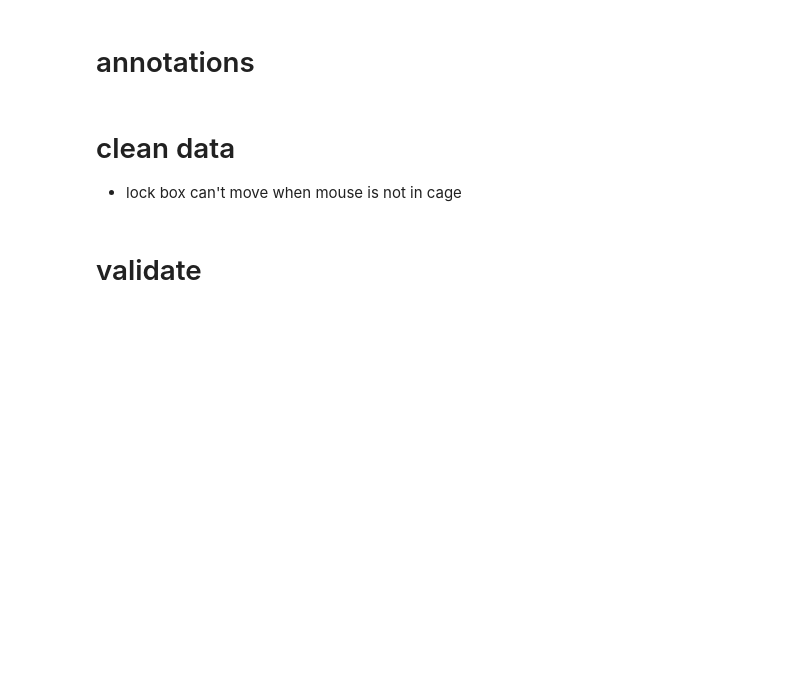
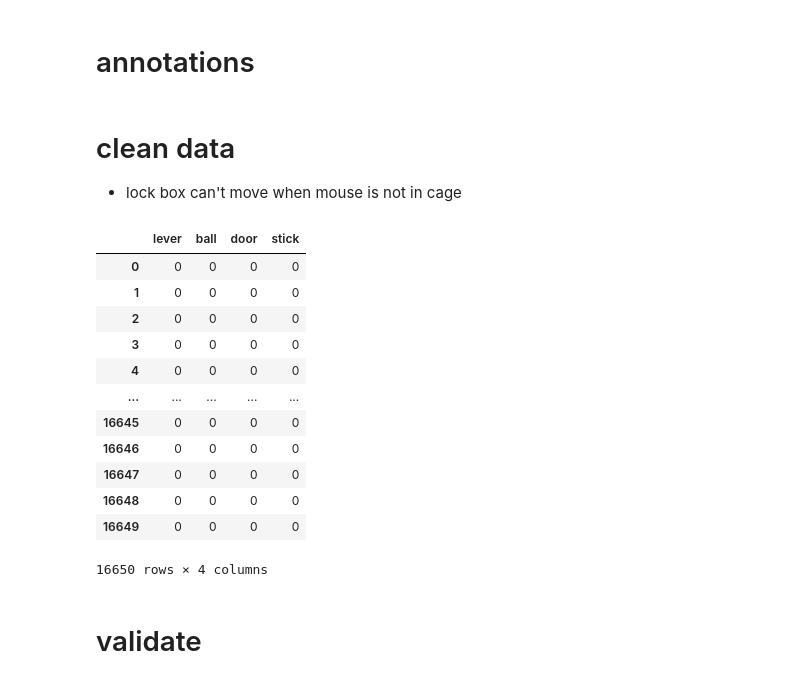
Before and after one commit to BoxedInKehrer/Moused, a Jupyter notebook: pipe.ipynb, the cells around one changed output. Drawn from its saved outputs; the diff is of its cells as text; code cells hidden in the pictures; blank space fills up the shorter version.

```diff
--- a/pipe.ipynb
+++ b/pipe.ipynb
@@ -1208,3 +1196,45 @@ annotator_lever_df.loc[annotator_lever_df.index.isin(mouse_lks[mouse_lks < 0.2].
 annotator_ball_df.loc[annotator_ball_df.index.isin(mouse_lks[mouse_lks < 0.2].index), 'd_ball'] = 0
 annotator_door_df.loc[annotator_door_df.index.isin(mouse_lks[mouse_lks < 0.2].index), 'd_door'] = 0
 annotator_stick_df.loc[annotator_stick_df.index.isin(mouse_lks[mouse_lks < 0.2].index), 'd_stick'] = 0
+# %%
+# for interactioons that
+interactions_binary_df = interactions_df.applymap(lambda x: 0 if x == 'nothing' else 1)
+
+def modify_cells_v2(df):
+    rows, cols = df.shape
+    result = df.copy()
+    for col in df.columns:
+        for row in range(rows):
+            if df.at[row, col] == 1:
+                # Current cell +3
+                result.at[row, col] += 3
+                # Above and below cells +2
+                if row > 0:
+                    result.at[row - 1, col] += 2
+                if row < rows - 1:
+                    result.at[row + 1, col] += 2
+                # Two rows above and below cells +1
+                if row > 1:
+                    result.at[row - 2, col] += 1
+                if row < rows - 2:
+                    result.at[row + 2, col] += 1
+    return result
+interactions_binary_df = modify_cells_v2(interactions_binary_df)
+interactions_binary_expanded_df = interactions_binary_df.applymap(lambda x: 1 if x > 2 else 0)
+# %%
+# turn into npz
+interactions_binary_expanded_df
+# %% [output]
+|  | lever | ball | door | stick |
+| 0 | 0 | 0 | 0 | 0 |
+| 1 | 0 | 0 | 0 | 0 |
+| 2 | 0 | 0 | 0 | 0 |
+| 3 | 0 | 0 | 0 | 0 |
+| 4 | 0 | 0 | 0 | 0 |
+| ... | ... | ... | ... | ... |
+| 16645 | 0 | 0 | 0 | 0 |
+| 16646 | 0 | 0 | 0 | 0 |
+| 16647 | 0 | 0 | 0 | 0 |
+| 16648 | 0 | 0 | 0 | 0 |
+| 16649 | 0 | 0 | 0 | 0 |
+16650 rows × 4 columns
```
Also changed, not shown: parts of 13 cells of this notebook, 2 other files.
